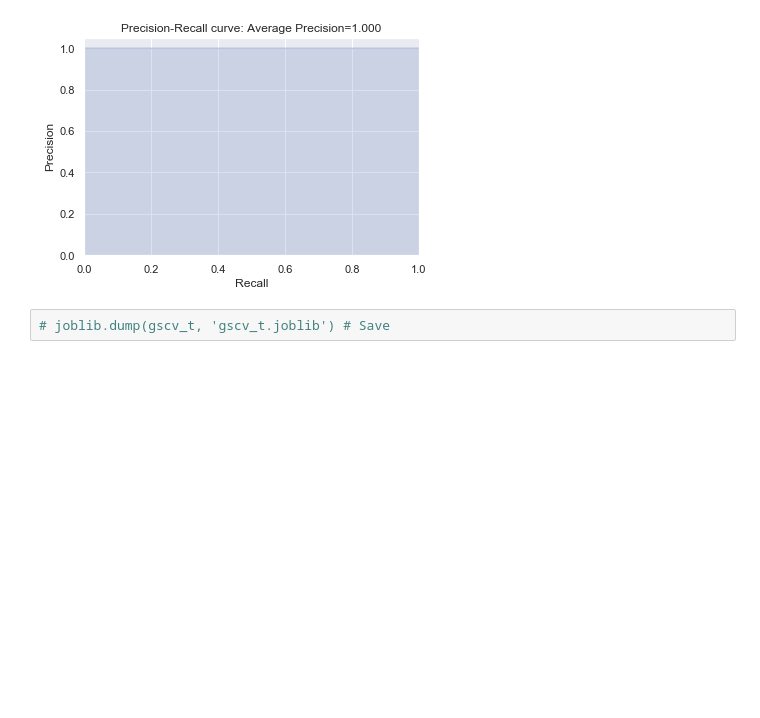
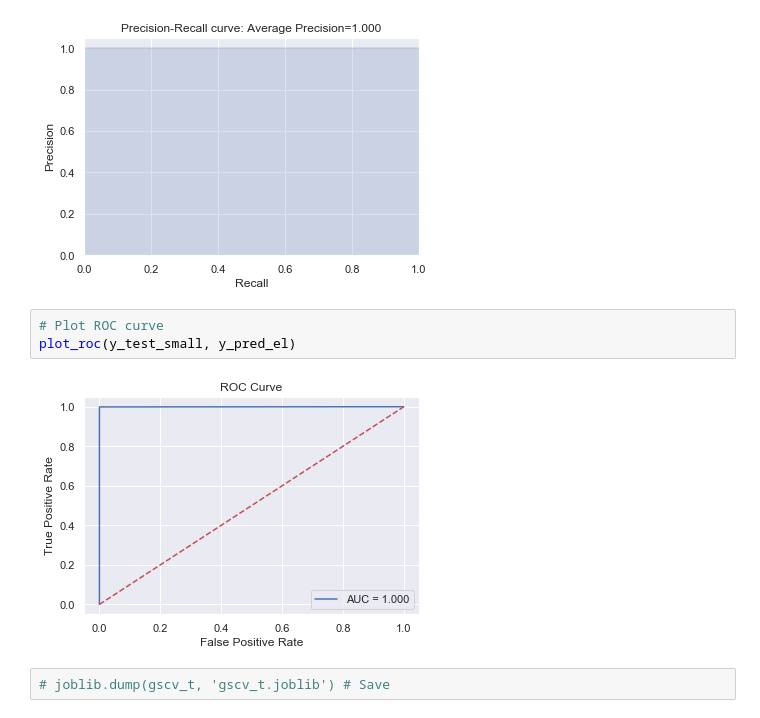
Before and after one commit to tloeber/Springboard, a Jupyter notebook: capstone_lending_club/lending_club_2_modeling.ipynb, the cells around one changed output. Drawn from its saved outputs; the diff is of its cells as text; blank space fills up the shorter version.

```diff
--- a/capstone_lending_club/lending_club_2_modeling.ipynb
+++ b/capstone_lending_club/lending_club_2_modeling.ipynb
@@ -335,6 +366,11 @@ y_pred_el = gs_el_t.predict(X_test_small_p)
 plot_precision_recall(y_test_small, y_pred_el)
 # %% [output]
 [figure]
+# %%
+# Plot ROC curve
+plot_roc(y_test_small, y_pred_el)
+# %% [output]
+[figure, added]
 # %%
 # joblib.dump(gscv_t, 'gscv_t.joblib') # Save
 # %%
```
Also changed, not shown: parts of 5 cells of this notebook.
